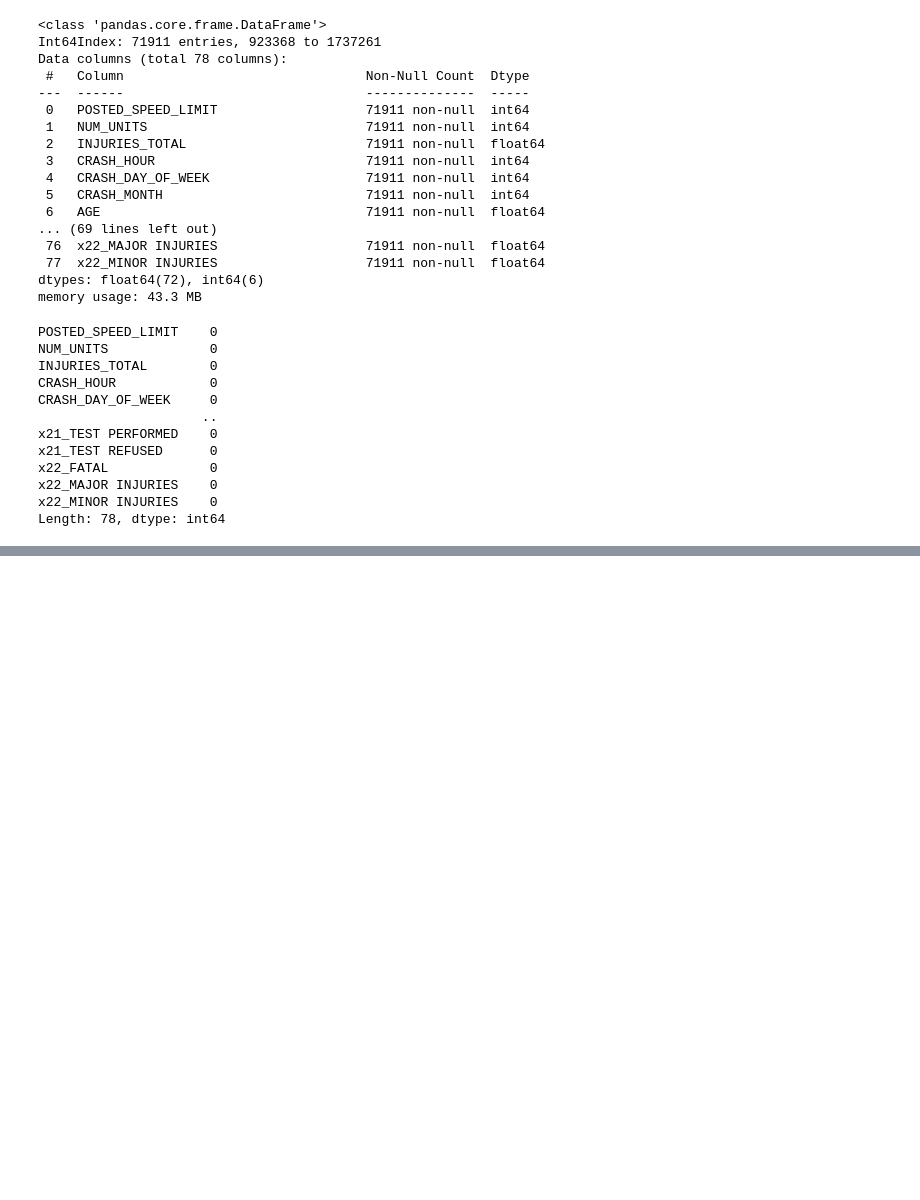
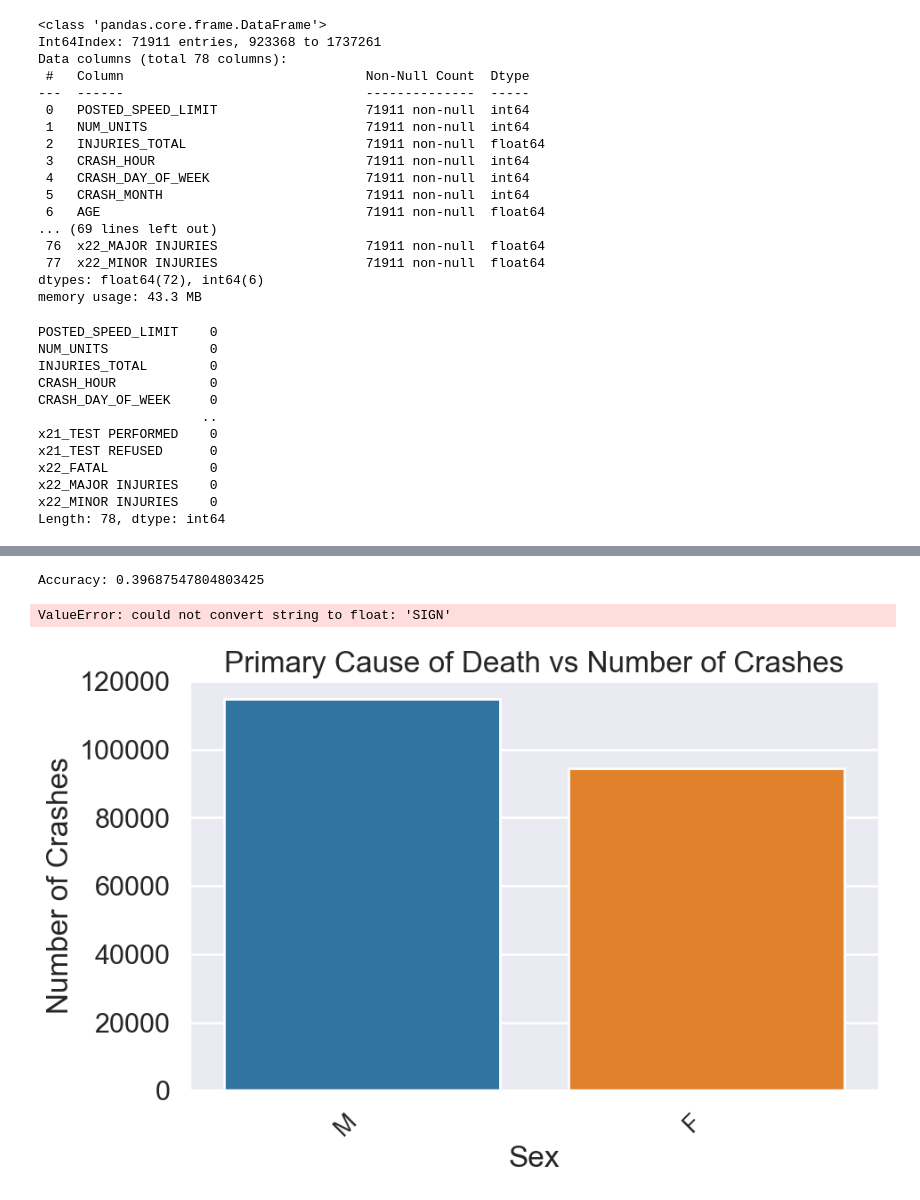
Before and after one commit to Ashendy/CarCrash_Chicago, a Jupyter notebook: DresMain.ipynb, the cells around one changed output, grey strips where cells are left out. Saved outputs shown, nothing was run; the diff lists cells and outputs as text; code cells hidden in the pictures; blank space fills up the shorter version.

Commit message:
added visuals and baseline model

```diff
--- a/DresMain.ipynb
+++ b/DresMain.ipynb
@@ -1202,0 +1247,18 @@ Length: 78, dtype: int64
+# %%
+X = master_df.drop(["PRIM_CONTRIBUTORY_CAUSE"], axis=1)
+y = master_df["PRIM_CONTRIBUTORY_CAUSE"]
+dummy_classifier = DummyClassifier(strategy="stratified")
+
+# Train the model on the training set
+dummy_classifier.fit(X_train, y_train)
+
+# Make predictions on the testing set
+y_pred = dummy_classifier.predict(X_test)
+
+# Evaluate the model
+accuracy = accuracy_score(y_test, y_pred)
+
+# Print the evaluation metrics
+print(f"Accuracy: {accuracy}")
+# %% [output]
+Accuracy: 0.39687547804803425
@@ -1202,0 +1270,4 @@ Length: 78, dtype: int64
+# %%
+dt_classifier.fit(X_train, y_train)
+# %% [output]
+ValueError: could not convert string to float: 'SIGN'
@@ -1202,0 +1279,17 @@ Length: 78, dtype: int64
+# %%
+sns.set_context("poster")
+sns.set_style("darkgrid")
+plt.figure(figsize =(10,6))
+plt.xticks(
+    rotation=45,
+    horizontalalignment='right',
+    fontsize='small'
+)
+
+ax = sns.countplot(x="SEX", data=master_df,order = master_df['SEX'].value_counts().head(30).index)
+plt.xlabel('Sex')
+plt.ylabel('Number of Crashes')
+plt.title('Primary Cause of Death vs Number of Crashes')
+plt.show()
+# %% [output]
+[figure, added]
```
Also changed, not shown: parts of 73 cells of this notebook, 1 other file.
